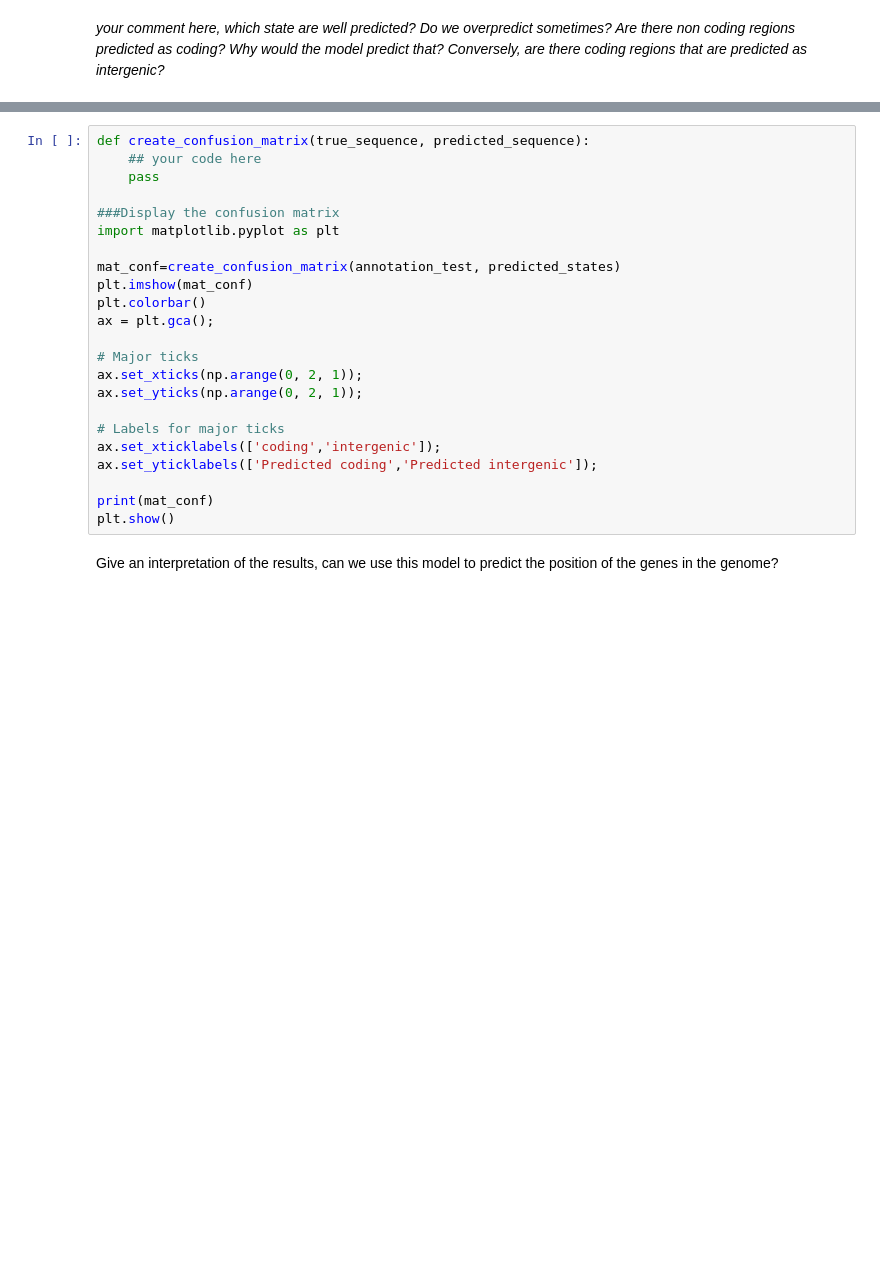
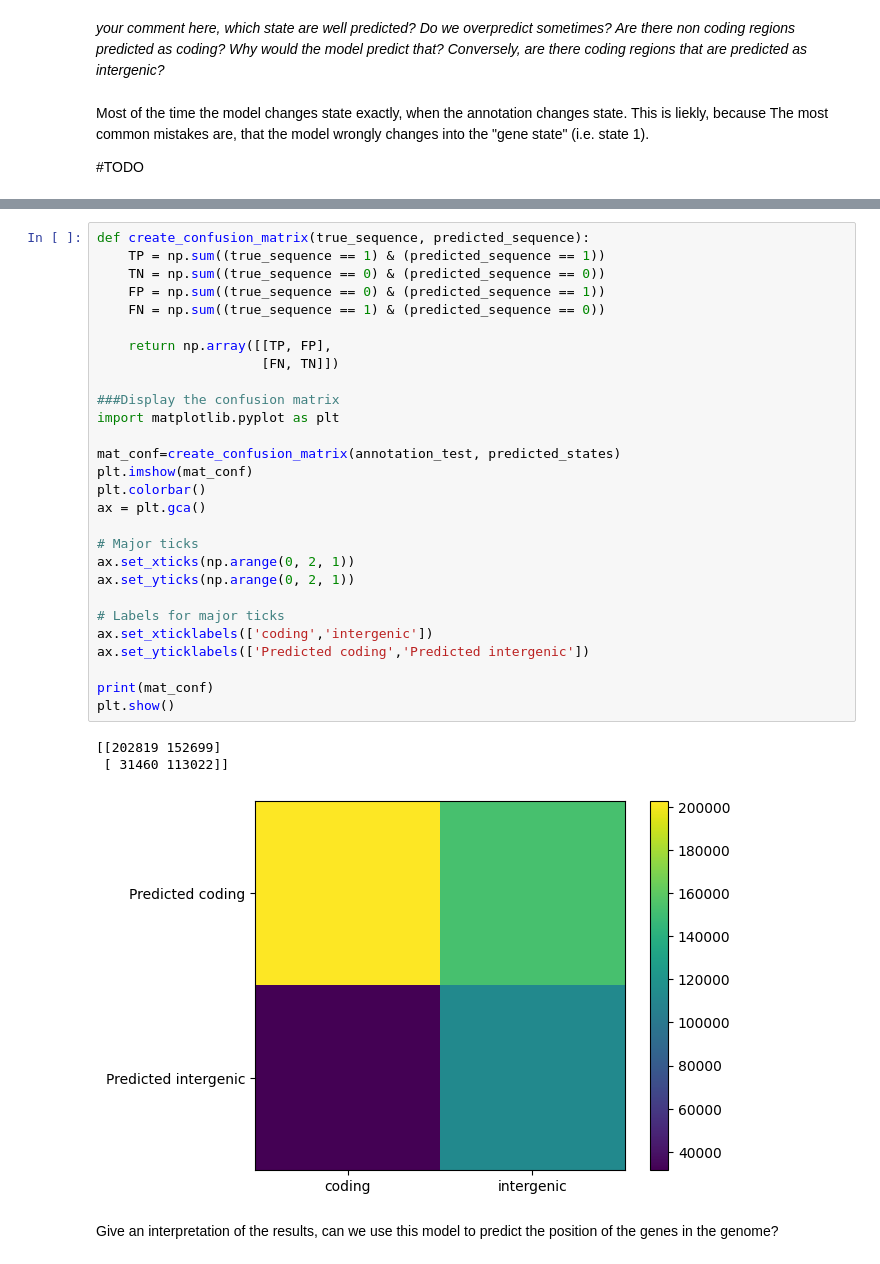
Before and after one commit to Jynns/AppliedPML_GroupA, a Jupyter notebook: assignement-geneprediction/HMM_Gene_prediction.ipynb, the cells around one changed output, grey strips where cells are left out. Drawn from its saved outputs; the diff is of its cells as text; blank space fills up the shorter version.

```diff
--- a/assignement-geneprediction/HMM_Gene_prediction.ipynb
+++ b/assignement-geneprediction/HMM_Gene_prediction.ipynb
@@ -369,6 +372,10 @@ TypeError: 'tuple' object does not support item assignment
 You can consider a part of the genome, plot the values between the positions 100,000 and 200,000. Comment on the quality of the prediction.
 # %% [markdown]
 _your comment here, which state are well predicted? Do we overpredict sometimes? Are there non coding regions predicted as coding? Why would the model predict that? Conversely, are there coding regions that are predicted as intergenic?_
+# %% [markdown]
+Most of the time the model changes state exactly, when the annotation changes state. This is liekly, because The most common mistakes are, that the model wrongly changes into the "gene state" (i.e. state 1).
+
+#TODO
 # %% [markdown]
 ## Question 4 :  Performance Evaluation
 
@@ -387,26 +394,35 @@ In other words, we have:
 ![](conf2.png)
 # %%
 def create_confusion_matrix(true_sequence, predicted_sequence):
-    ## your code here
-    pass
+    TP = np.sum((true_sequence == 1) & (predicted_sequence == 1))
+    TN = np.sum((true_sequence == 0) & (predicted_sequence == 0))
+    FP = np.sum((true_sequence == 0) & (predicted_sequence == 1))
+    FN = np.sum((true_sequence == 1) & (predicted_sequence == 0))
+
+    return np.array([[TP, FP],
+                     [FN, TN]])
 
 ###Display the confusion matrix
 import matplotlib.pyplot as plt
 
 mat_conf=create_confusion_matrix(annotation_test, predicted_states)
 plt.imshow(mat_conf)
 plt.colorbar()
-ax = plt.gca();
+ax = plt.gca()
 
 # Major ticks
-ax.set_xticks(np.arange(0, 2, 1));
-ax.set_yticks(np.arange(0, 2, 1));
+ax.set_xticks(np.arange(0, 2, 1))
+ax.set_yticks(np.arange(0, 2, 1))
 
 # Labels for major ticks
-ax.set_xticklabels(['coding','intergenic']);
-ax.set_yticklabels(['Predicted coding','Predicted intergenic']);
+ax.set_xticklabels(['coding','intergenic'])
+ax.set_yticklabels(['Predicted coding','Predicted intergenic'])
 
 print(mat_conf)
 plt.show()
+# %% [output]
+[[202819 152699]
+ [ 31460 113022]]
+[figure, added]
 # %% [markdown]
 Give an interpretation of the results, can we use this model to predict the position of the genes in the genome?
```
Also changed, not shown: parts of 8 cells of this notebook, 1 other file.
